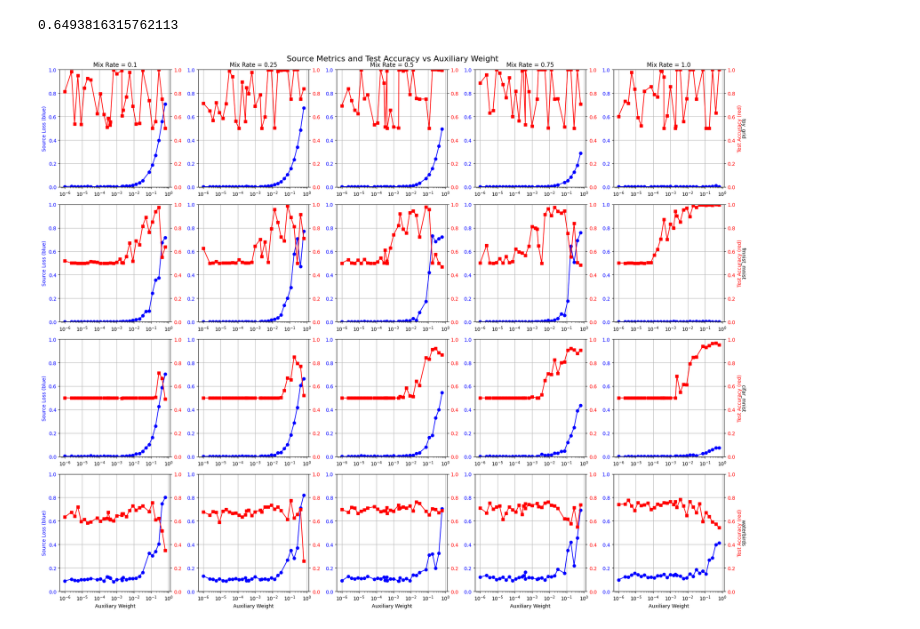
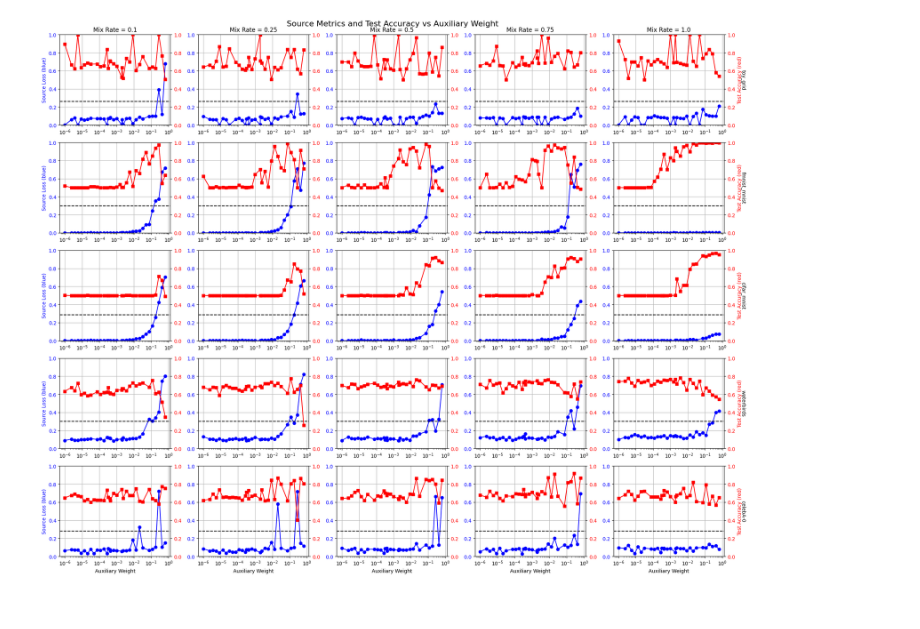
Before and after one commit to oliveradk/diverse-gen, a Jupyter notebook: experiments/dbat_aux_weight_sweep/1_dbat_aux_weight_analysis.ipynb, the cells around one changed output. Saved outputs shown, nothing was run; the diff lists cells and outputs as text; code cells hidden in the pictures.

Commit message:
full dbat aux weight analysis

```diff
--- a/experiments/dbat_aux_weight_sweep/1_dbat_aux_weight_analysis.ipynb
+++ b/experiments/dbat_aux_weight_sweep/1_dbat_aux_weight_analysis.ipynb
@@ -15,7 +19,13 @@ from diverse_gen.utils.exp_utils import get_conf_dir
 # %%
-OUT_DIR = Path("output/dbat_aux_weight_sweep/2025-02-21_09-01-41") # 2025-02-20_15-08-19
+OUT_DIR = Path("output/dbat_aux_weight_sweep/main") # 2025-02-24_12-40-28 2025-02-21_09-01-41 2025-02-20_15-08-19
 MIX_RATES = [0.1, 0.25, 0.5, 0.75, 1.0]
-DATASETS = ["toy_grid", "fmnist_mnist", "cifar_mnist", "waterbirds"]
+DATASETS = [
+    "toy_grid",
+    "fmnist_mnist",
+    "cifar_mnist",
+    "waterbirds",
+    "celebA-0",
+]
 METHODS = ["DBAT"]
 N_TRIALS = 32
 # %%
@@ -67,9 +65,5 @@ df.groupby('dataset').agg({
-# %%
-df["aux_weight"].max()
-# %% [output]
-0.6493816315762113
 # %%
-def plot_metrics(df, DATASETS, MIX_RATES, plot_source_loss=False):
+def plot_metrics(df, DATASETS, MIX_RATES, plot_source_loss=False, thresholds: dict[str, float] = None):
     # Create a subplot grid
     fig, axes = plt.subplots(len(DATASETS), len(MIX_RATES), figsize=(20, 16))
     fig.suptitle('Source Metrics and Test Accuracy vs Auxiliary Weight', fontsize=16)
@@ -105,32 +99,53 @@ def plot_metrics(df, DATASETS, MIX_RATES, plot_source_loss=False):
             ax.set_ylim(*source_ylim)
             ax2.set_ylim(0.0, 1.0)  # Test accuracy range
 
             # Add labels
             if i == len(DATASETS)-1:  # Bottom row
                 ax.set_xlabel('Auxiliary Weight')
             if j == 0:  # Leftmost column
                 ax.set_ylabel(f'{source_label} (blue)', color='blue')
             if j == len(MIX_RATES)-1:  # Rightmost column
                 ax2.set_ylabel('Test Accuracy (red)', color='red')
                 ax.text(1.15, 0.5, dataset, rotation=-90,
                        transform=ax.transAxes, va='center')
 
+            # Add threshold lines
+            if thresholds is not None:
+                threshold = thresholds[dataset]
+                ax.axhline(threshold, color='black', linestyle='--', label='Threshold')
+                ax2.axhline(threshold, color='black', linestyle='--')
+
             # Add titles
             if i == 0:  # Top row
                 ax.set_title(f'Mix Rate = {mix_rate}')
 
             # Color the tick labels to match their respective lines
             ax.tick_params(axis='y', labelcolor='blue')
             ax2.tick_params(axis='y', labelcolor='red')
 
     plt.tight_layout()
     plt.show()
 
 # Example usage:
 # Plot with source accuracy
 # plot_metrics(df, DATASETS, MIX_RATES, plot_source_loss=False)
 
+RANDOM_SOURCE_LOSSES = {
+    "cifar_mnist": 1.43,
+    "fmnist_mnist": 1.49,
+    "waterbirds": 1.6,
+    "toy_grid": 1.40,
+    "celebA-0": 1.5
+}
+ERM_SOURCE_LOSSES = {
+    "cifar_mnist": 0.0,
+    "fmnist_mnist": 0.0,
+    "waterbirds": 0.1,
+    "toy_grid": 0.1,
+    "celebA-0": 0.1
+}
+thresholds = {dataset: (RANDOM_SOURCE_LOSSES[dataset] - ERM_SOURCE_LOSSES[dataset]) / 5 for dataset in df["dataset"].unique()}
 # Plot with source loss
-plot_metrics(df, DATASETS, MIX_RATES, plot_source_loss=True)
+plot_metrics(df, DATASETS, MIX_RATES, plot_source_loss=True, thresholds=thresholds)
 # %% [output]
-[figure, old version]
+[figure, new version]
```
Also changed, not shown: parts of 6 cells of this notebook.
